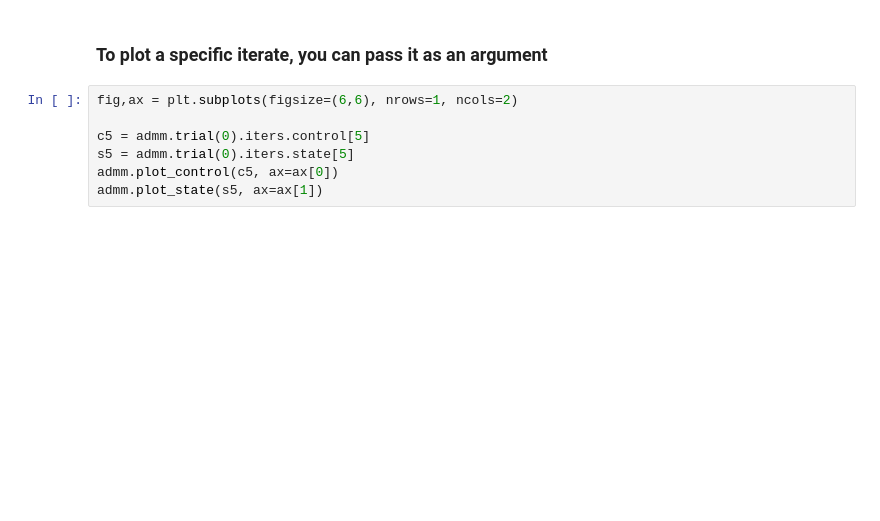
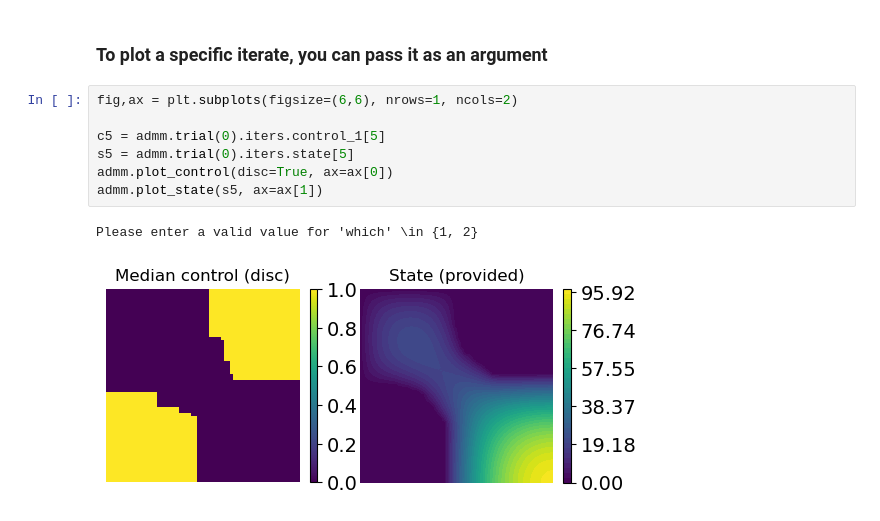
Before and after one commit to choudharyharsh122/admm_methods, a Jupyter notebook: admm1/admm_viz.ipynb, the cells around one changed output. Cells and saved outputs as stored; diff of their text form; blank space fills up the shorter version.

```diff
--- a/admm1/admm_viz.ipynb
+++ b/admm1/admm_viz.ipynb
@@ -47,7 +68,10 @@ admm.plot_state(best=True) #best
 # %%
 fig,ax = plt.subplots(figsize=(6,6), nrows=1, ncols=2)
 
-c5 = admm.trial(0).iters.control[5]
+c5 = admm.trial(0).iters.control_1[5]
 s5 = admm.trial(0).iters.state[5]
-admm.plot_control(c5, ax=ax[0])
+admm.plot_control(disc=True, ax=ax[0])
 admm.plot_state(s5, ax=ax[1])
+# %% [output]
+Please enter a valid value for 'which' \in {1, 2}
+[figure, added]
```
Also changed, not shown: parts of 21 cells of this notebook, 33 other files.
